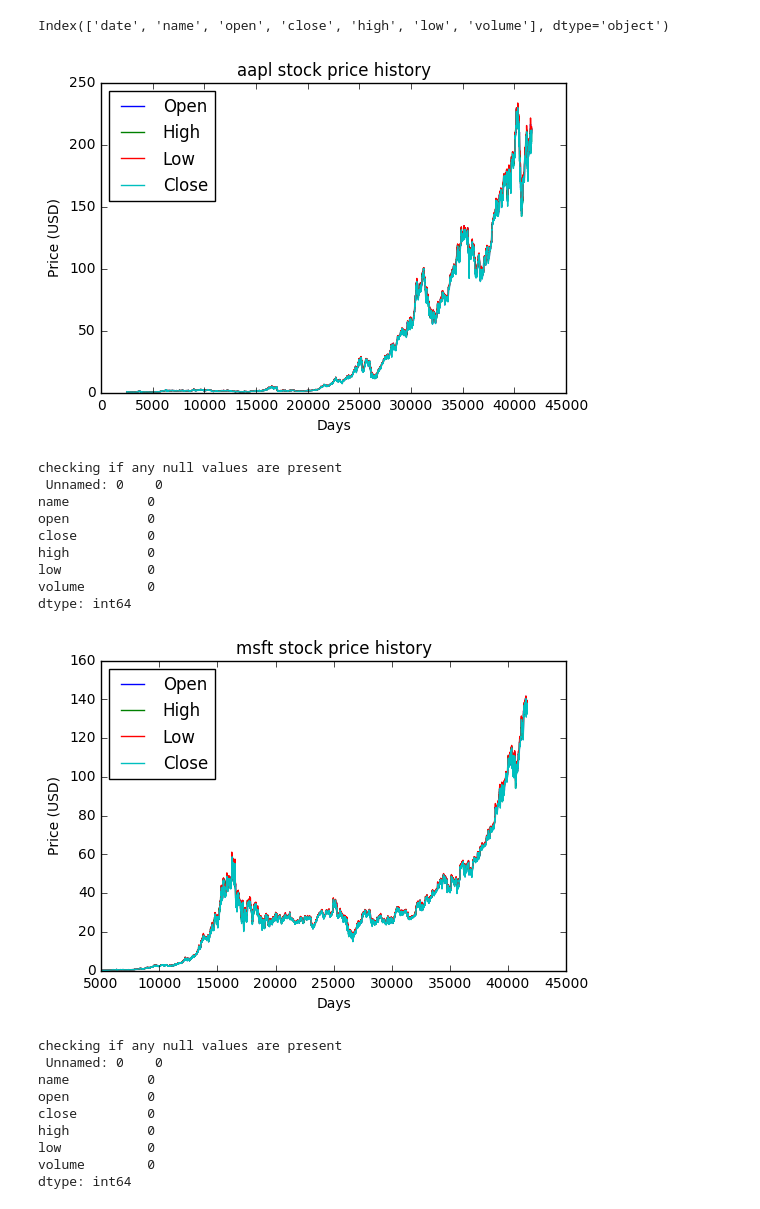
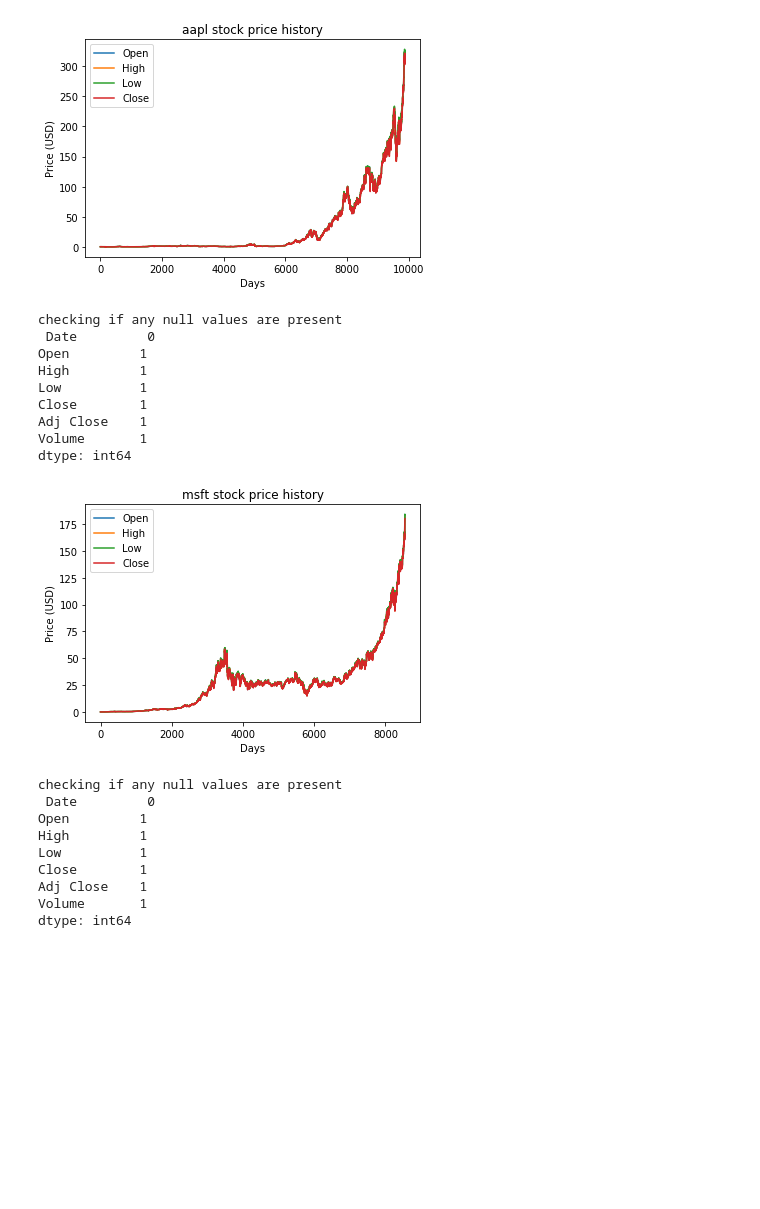
Before and after one commit to ronlaniado/HackBU2020, a Jupyter notebook: Model.ipynb, the cells around one changed output. Cells and saved outputs as stored; diff of their text form; code cells hidden in the pictures; blank space fills up the shorter version.

```diff
--- a/Model.ipynb
+++ b/Model.ipynb
@@ -1,21 +1,18 @@
 # %%
 import os
 import pandas as pd
-df_stocks = pd.read_csv("big_five_stocks.csv", engine='python').query('name != "^IXIC"')
-df_stocks.query('name == "AAPL"')
-df_msft = df_stocks.query('name == "MSFT"')
-df_fb = df_stocks.query('name == "FB"')
-df_googl = df_stocks.query('name == "GOOGL"')
-df_amzn = df_stocks.query('name == "AMZN"')
+df_aapl = pd.read_csv("AAPL.csv", engine='python')
+df_msft = pd.read_csv("MSFT.csv", engine='python')
+df_fb = pd.read_csv("FB.csv", engine='python')
+df_googl = pd.read_csv("GOOGL.csv", engine='python')
+df_amzn = pd.read_csv("AMZN.csv", engine='python')
-# %% [output]
-Index(['date', 'name', 'open', 'close', 'high', 'low', 'volume'], dtype='object')
 # %%
 from matplotlib import pyplot as plt
 plt.figure()
-plt.plot(df_aapl["open"])
-plt.plot(df_aapl["close"])
-plt.plot(df_aapl["high"])
-plt.plot(df_aapl["low"])
+plt.plot(df_aapl["Open"])
+plt.plot(df_aapl["Close"])
+plt.plot(df_aapl["High"])
+plt.plot(df_aapl["Low"])
 plt.title('aapl stock price history')
 plt.ylabel('Price (USD)')
 plt.xlabel('Days')
@@ -23,36 +20,36 @@ plt.legend(['Open','High','Low','Close'], loc='upper left')
 plt.show()
 print("checking if any null values are present\n", df_aapl.isnull().sum())
 # %% [output]
-[figure, old version]
+[figure, new version]
 checking if any null values are present
- Unnamed: 0    0
-name          0
-open          0
-close         0
-high          0
-low           0
-volume        0
+ Date         0
+Open         1
+High         1
+Low          1
+Close        1
+Adj Close    1
+Volume       1
 dtype: int64
 # %%
-plt.plot(df_msft["open"])
-plt.plot(df_msft["close"])
-plt.plot(df_msft["high"])
-plt.plot(df_msft["low"])
+plt.plot(df_msft["Open"])
+plt.plot(df_msft["Close"])
+plt.plot(df_msft["High"])
+plt.plot(df_msft["Low"])
 plt.title('msft stock price history')
 plt.ylabel('Price (USD)')
 plt.xlabel('Days')
 plt.legend(['Open','High','Low','Close'], loc='upper left')
 plt.show()
 print("checking if any null values are present\n", df_aapl.isnull().sum())
 # %% [output]
-[figure, old version]
+[figure, new version]
 checking if any null values are present
- Unnamed: 0    0
-name          0
-open          0
-close         0
-high          0
-low           0
-volume        0
+ Date         0
+Open         1
+High         1
+Low          1
+Close        1
+Adj Close    1
+Volume       1
 dtype: int64
 # %%
```
Also changed, not shown: parts of 8 cells of this notebook, 5 other files.
